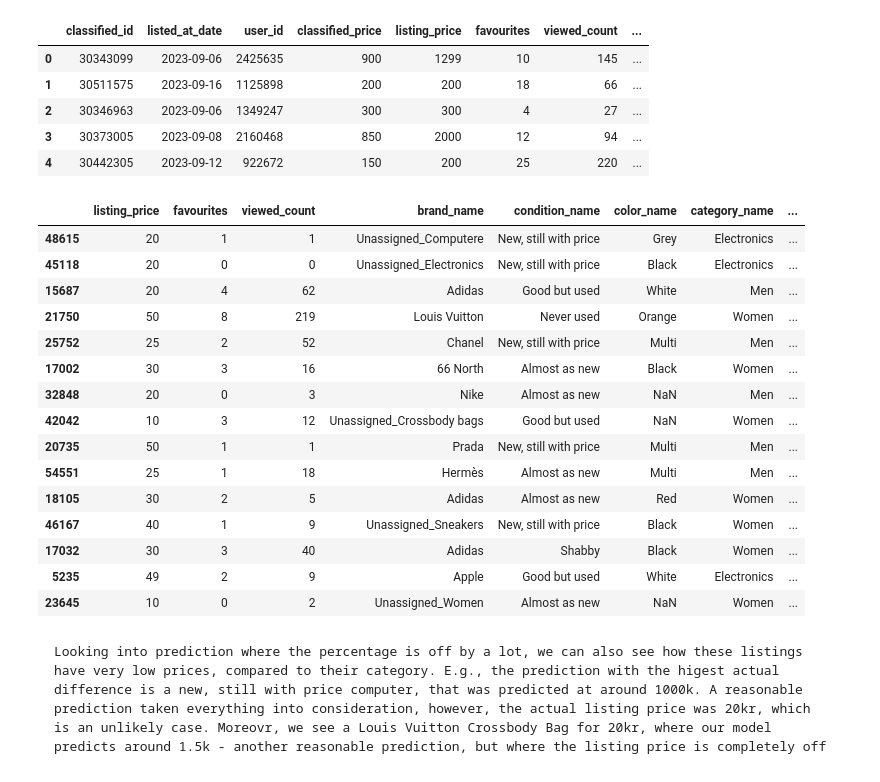
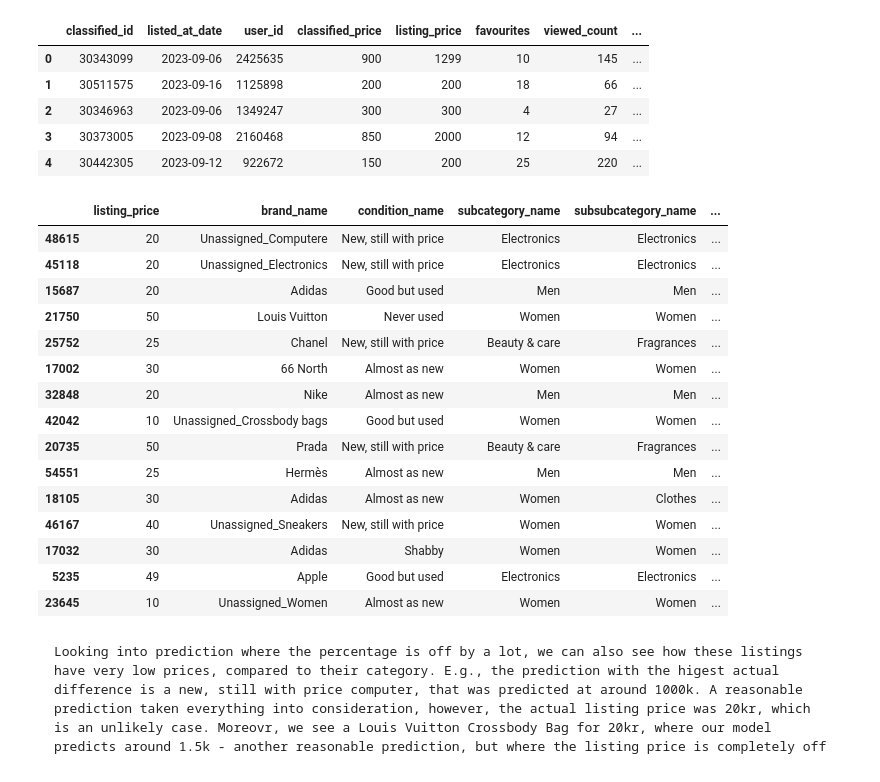
Before and after one commit to RasKrebs/pricing_wizards, a Jupyter notebook: notebooks/base_regression.ipynb, the cells around one changed output. Drawn from its saved outputs; the diff is of its cells as text; code cells hidden in the pictures.

````diff
--- a/notebooks/base_regression.ipynb
+++ b/notebooks/base_regression.ipynb
@@ -31,0 +21,2 @@ Dataset Loaded: post_preprocessing_without_dummies
+# %%
+data = PricingWizardDataset()
@@ -92,7 +81,7 @@ Listing -> Classified Price 0.9691267746228455
 Viewed -> Favorites 0.8068321298641057
 # %%
 # Specify columns for model
-columns_to_use = ['classified_id','log_viewed_count','log_listing_price', 'brand_name','condition_name','color_name','subsubsubcategory_name', 'listing_price']
+columns_to_use = ['classified_id', 'log_listing_price', 'brand_name','condition_name','color_name','subsubsubcategory_name']
 
 # Drop unused columns
 data.df = data.df[columns_to_use]
@@ -109,6 +98,6 @@ data.df.head()
 # %%
 # Apply one hot encoding to categorical variables
-data.apply_function(pd.get_dummies, columns=data.df.columns[3:7])
+data.apply_function(pd.get_dummies, columns=data.df.columns[2:])
 
 data.df.head()
 # %% [output]
@@ -122,9 +111,6 @@ data.df.head()
 # %% [markdown]
 ### Base Model
 Base model using regular regression (i.e. Ordinary Least Squares). As seen in earlier notebooks, we know the data is pretty skewed for its distribution. One consideration could be to transform our distribution using a log transformation
-# %%
-# Function to return data without clasiified_id
-drop_helpers = lambda x: x.loc[:, (x.columns != 'classified_id') & (x.columns != 'listing_price')]
 # %%
 # Base regrsesion model
 base_model = LinearRegression()
@@ -895,24 +881,24 @@ X_test_prediction.head()
 | 4 | 30442305 | 2023-09-12 | 922672 | 150 | 200 | 25 | 220 | ... |
 # %%
 # X test prediction sorted by percentage off
-X_test_prediction.sort_values(by='percent_off', ascending=False).head(15).iloc[:, 4:]
+X_test_prediction.sort_values(by='percent_off', ascending=False).head(15)[['listing_price', 'brand_name','condition_name','subcategory_name', 'subsubcategory_name', 'subsubsubcategory_name', 'regular_scaled_prediction', 'percent_off']]
 # %% [output]
-|  | listing_price | favourites | viewed_count | brand_name | condition_name | color_name | category_name | ... |
-| 48615 | 20 | 1 | 1 | Unassigned_Computere | New, still with price | Grey | Electronics | ... |
-| 45118 | 20 | 0 | 0 | Unassigned_Electronics | New, still with price | Black | Electronics | ... |
-| 15687 | 20 | 4 | 62 | Adidas | Good but used | White | Men | ... |
-| 21750 | 50 | 8 | 219 | Louis Vuitton | Never used | Orange | Women | ... |
-| 25752 | 25 | 2 | 52 | Chanel | New, still with price | Multi | Men | ... |
-| 17002 | 30 | 3 | 16 | 66 North | Almost as new | Black | Women | ... |
-| 32848 | 20 | 0 | 3 | Nike | Almost as new | NaN | Men | ... |
-| 42042 | 10 | 3 | 12 | Unassigned_Crossbody bags | Good but used | NaN | Women | ... |
-| 20735 | 50 | 1 | 1 | Prada | New, still with price | Multi | Men | ... |
-| 54551 | 25 | 1 | 18 | Hermès | Almost as new | Multi | Men | ... |
-| 18105 | 30 | 2 | 5 | Adidas | Almost as new | Red | Women | ... |
-| 46167 | 40 | 1 | 9 | Unassigned_Sneakers | New, still with price | Black | Women | ... |
-| 17032 | 30 | 3 | 40 | Adidas | Shabby | Black | Women | ... |
-| 5235 | 49 | 2 | 9 | Apple | Good but used | White | Electronics | ... |
-| 23645 | 10 | 0 | 2 | Unassigned_Women | Almost as new | NaN | Women | ... |
+|  | listing_price | brand_name | condition_name | subcategory_name | subsubcategory_name | ... |
+| 48615 | 20 | Unassigned_Computere | New, still with price | Electronics | Electronics | ... |
+| 45118 | 20 | Unassigned_Electronics | New, still with price | Electronics | Electronics | ... |
+| 15687 | 20 | Adidas | Good but used | Men | Men | ... |
+| 21750 | 50 | Louis Vuitton | Never used | Women | Women | ... |
+| 25752 | 25 | Chanel | New, still with price | Beauty & care | Fragrances | ... |
+| 17002 | 30 | 66 North | Almost as new | Women | Women | ... |
+| 32848 | 20 | Nike | Almost as new | Men | Men | ... |
+| 42042 | 10 | Unassigned_Crossbody bags | Good but used | Women | Women | ... |
+| 20735 | 50 | Prada | New, still with price | Beauty & care | Fragrances | ... |
+| 54551 | 25 | Hermès | Almost as new | Men | Men | ... |
+| 18105 | 30 | Adidas | Almost as new | Women | Clothes | ... |
+| 46167 | 40 | Unassigned_Sneakers | New, still with price | Women | Women | ... |
+| 17032 | 30 | Adidas | Shabby | Women | Women | ... |
+| 5235 | 49 | Apple | Good but used | Electronics | Electronics | ... |
+| 23645 | 10 | Unassigned_Women | Almost as new | Women | Women | ... |
 # %% [markdown]
 ```Markdown
 Looking into prediction where the percentage is off by a lot, we can also see how these listings have very low prices, compared to their category. E.g., the prediction with the higest actual difference is a new, still with price computer, that was predicted at around 1000k. A reasonable prediction taken everything into consideration, however, the actual listing price was 20kr, which is an unlikely case. Moreovr, we see a Louis Vuitton Crossbody Bag for 20kr, where our model predicts around 1.5k - another reasonable prediction, but where the listing price is completely off
````
Also changed, not shown: parts of 26 cells of this notebook, 3 other files.
